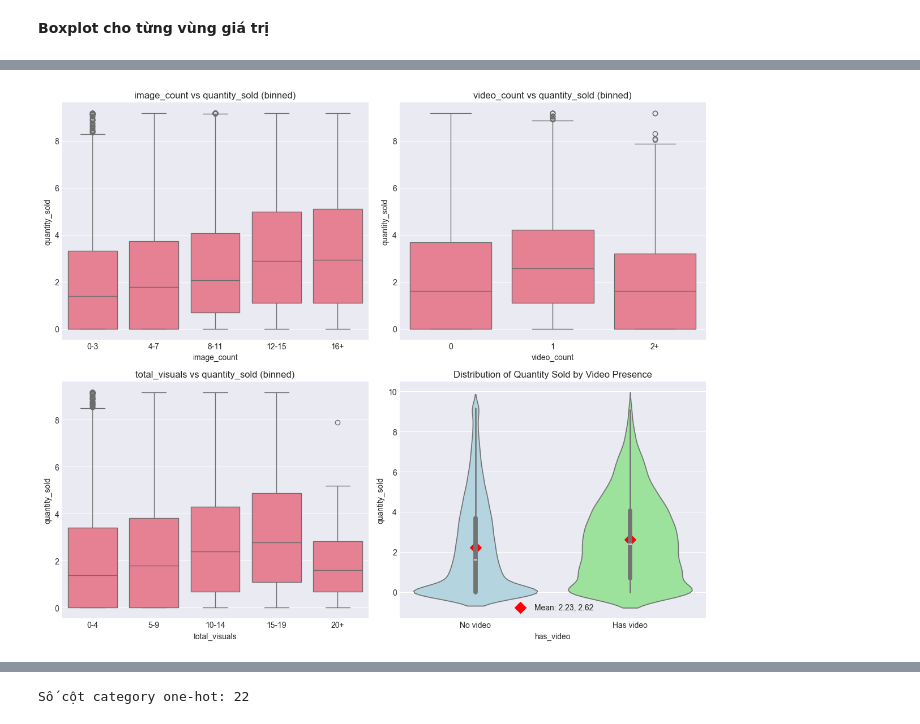
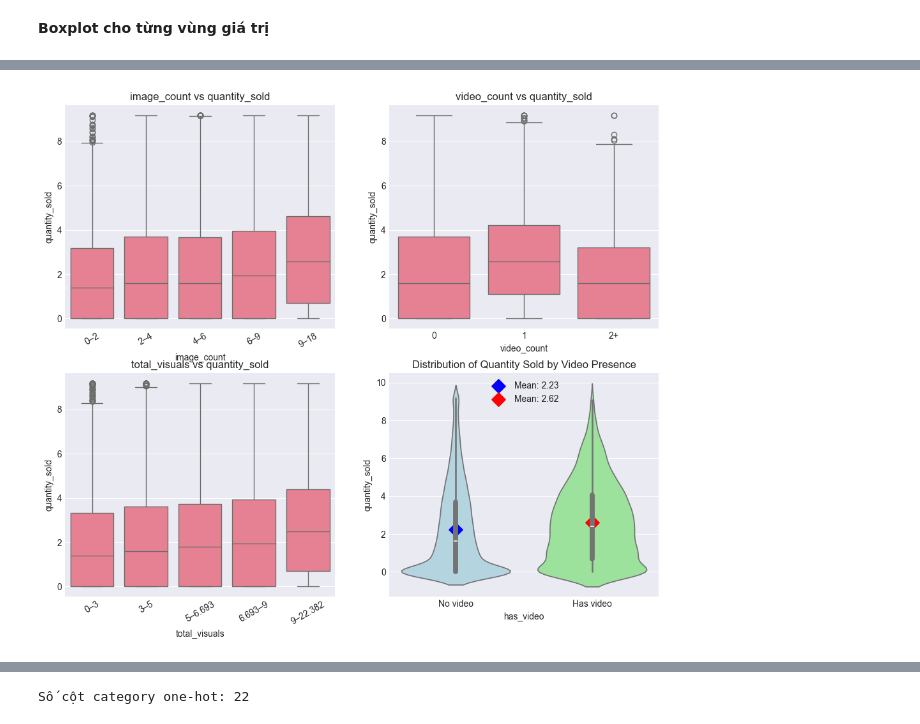
Before and after one commit to manhha2502/IntroductionToDataScience_Group09, a Jupyter notebook: notebooks/questions.ipynb, the cells around one changed output, grey strips where cells are left out. Drawn from its saved outputs; the diff is of its cells as text; code cells hidden in the pictures.

```diff
--- a/notebooks/questions.ipynb
+++ b/notebooks/questions.ipynb
@@ -279,66 +336,94 @@ plt.show()
 # %% [markdown]
 **Boxplot cho từng vùng giá trị**
 # %%
-# Boxplot giữa các biến & quantity_sold
+# 2. Boxplot (quantile bins) giữa các biến & quantity_sold
 df_box = df_visual.copy()
-corr_matrix = df_visual.corr()
 
-# Chia miền giá trị hợp lý
+def relabel_qcut_start0(series: pd.Series, q=5):
+    bins = pd.qcut(series, q=q, duplicates="drop")
+    intervals = bins.cat.categories
 
-df_box["image_bin"] = pd.cut(
-    df_box["image_count"],
-    bins=[-1, 3, 7, 11, 15, 100],
-    labels=["0-3", "4-7", "8-11", "12-15", "16+"]
-)
+    new_labels = []
+    for idx, itv in enumerate(intervals):
+        left = itv.left
+        right = itv.right
 
+        if idx == 0:
+            left = 0
+
+        def fmt(x):
+            if abs(x - round(x)) < 1e-9:
+                return str(int(round(x)))
+            return f"{x:.3f}"
+
+        new_labels.append(f"{fmt(left)}–{fmt(right)}")
+
+    return bins.cat.rename_categories(new_labels)
+
+# Chia bin
+# image_count & total_visuals: quantile như bình thường (nhãn bắt đầu từ 0)
+df_box["image_bin"] = relabel_qcut_start0(df_box["image_count"], q=5)
+df_box["total_bin"] = relabel_qcut_start0(df_box["total_visuals"], q=5)
+
+# video_count: 0 video / 1 video / nhiều video (2+)
 df_box["video_bin"] = pd.cut(
     df_box["video_count"],
-    bins=[-1, 0, 1, 100],
+    bins=[-1, 0, 1, float("inf")],
     labels=["0", "1", "2+"]
 )
 
-df_box["total_bin"] = pd.cut(
-    df_box["total_visuals"],
-    bins=[-1, 4, 9, 14, 19, 100],
-    labels=["0-4", "5-9", "10-14", "15-19", "20+"]
-)
-
+# Plot
 fig, axes = plt.subplots(2, 2, figsize=(12, 10))
 
 # Boxplot 1: image_count
 sns.boxplot(x="image_bin", y="quantity_sold", data=df_box, ax=axes[0, 0])
 axes[0, 0].set_xlabel("image_count")
 axes[0, 0].set_ylabel("quantity_sold")
-axes[0, 0].set_title("image_count vs quantity_sold (binned)")
+axes[0, 0].set_title("image_count vs quantity_sold")
+axes[0, 0].tick_params(axis='x', rotation=30)
 
-# Boxplot 2: video_count
+# Boxplot 2: video_count (3 nhóm)
 sns.boxplot(x="video_bin", y="quantity_sold", data=df_box, ax=axes[0, 1])
 axes[0, 1].set_xlabel("video_count")
 axes[0, 1].set_ylabel("quantity_sold")
-axes[0, 1].set_title("video_count vs quantity_sold (binned)")
+axes[0, 1].set_title("video_count vs quantity_sold")
+axes[0, 1].tick_params(axis='x', rotation=0)
 
 # Boxplot 3: total_visuals
 sns.boxplot(x="total_bin", y="quantity_sold", data=df_box, ax=axes[1, 0])
 axes[1, 0].set_xlabel("total_visuals")
 axes[1, 0].set_ylabel("quantity_sold")
-axes[1, 0].set_title("total_visuals vs quantity_sold (binned)")
+axes[1, 0].set_title("total_visuals vs quantity_sold")
+axes[1, 0].tick_params(axis='x', rotation=30)
 
 # Violin plot: has_video
 sns.violinplot(
-    x='has_video',
-    y='quantity_sold',
+    x="has_video",
+    y="quantity_sold",
     data=df_visual,
     ax=axes[1, 1],
-    palette=['lightblue', 'lightgreen']
+    palette=["lightblue", "lightgreen"]
 )
-axes[1, 1].set_xticklabels(['No video', 'Has video'])
-axes[1, 1].set_title('Distribution of Quantity Sold by Video Presence')
 
-means = df_visual.groupby('has_video')['quantity_sold'].mean()
-axes[1, 1].scatter([0, 1], means, color='red', s=100, marker='D',
-                    label=f'Mean: {means.iloc[0]:.2f}, {means.iloc[1]:.2f}')
+axes[1, 1].set_xticklabels(["No video", "Has video"])
+axes[1, 1].set_title("Distribution of Quantity Sold by Video Presence")
+
+# Mean cho từng nhóm
+means = df_visual.groupby("has_video")["quantity_sold"].mean()
+
+# No video mean (x = 0)
+axes[1, 1].scatter(
+    0, means.iloc[0],
+    color="blue", s=120, marker="D",
+    label=f"Mean: {means.iloc[0]:.2f}"
+)
+
+# Has video mean (x = 1)
+axes[1, 1].scatter(
+    1, means.iloc[1],
+    color="red", s=120, marker="D",
+    label=f"Mean: {means.iloc[1]:.2f}"
+)
+
 axes[1, 1].legend()
-
-plt.tight_layout()
-plt.show()
 # %% [output]
@@ -345,4 +431,4 @@ plt.show()
-[figure, old version]
+[figure, new version]
 # %% [markdown]
 ### **✍️ Nhận xét:**
 **2. Insight cho biểu đồ Boxplot theo từng miền giá trị giữa `image_count`, `video_count`, `total_visuals` với `quantity_sold`, và Violinplot phân phối lượng sản phẩm bán ra theo 2 nhóm trong `has_video`:**
```
Also changed, not shown: parts of 9 cells of this notebook, 4 other files.
